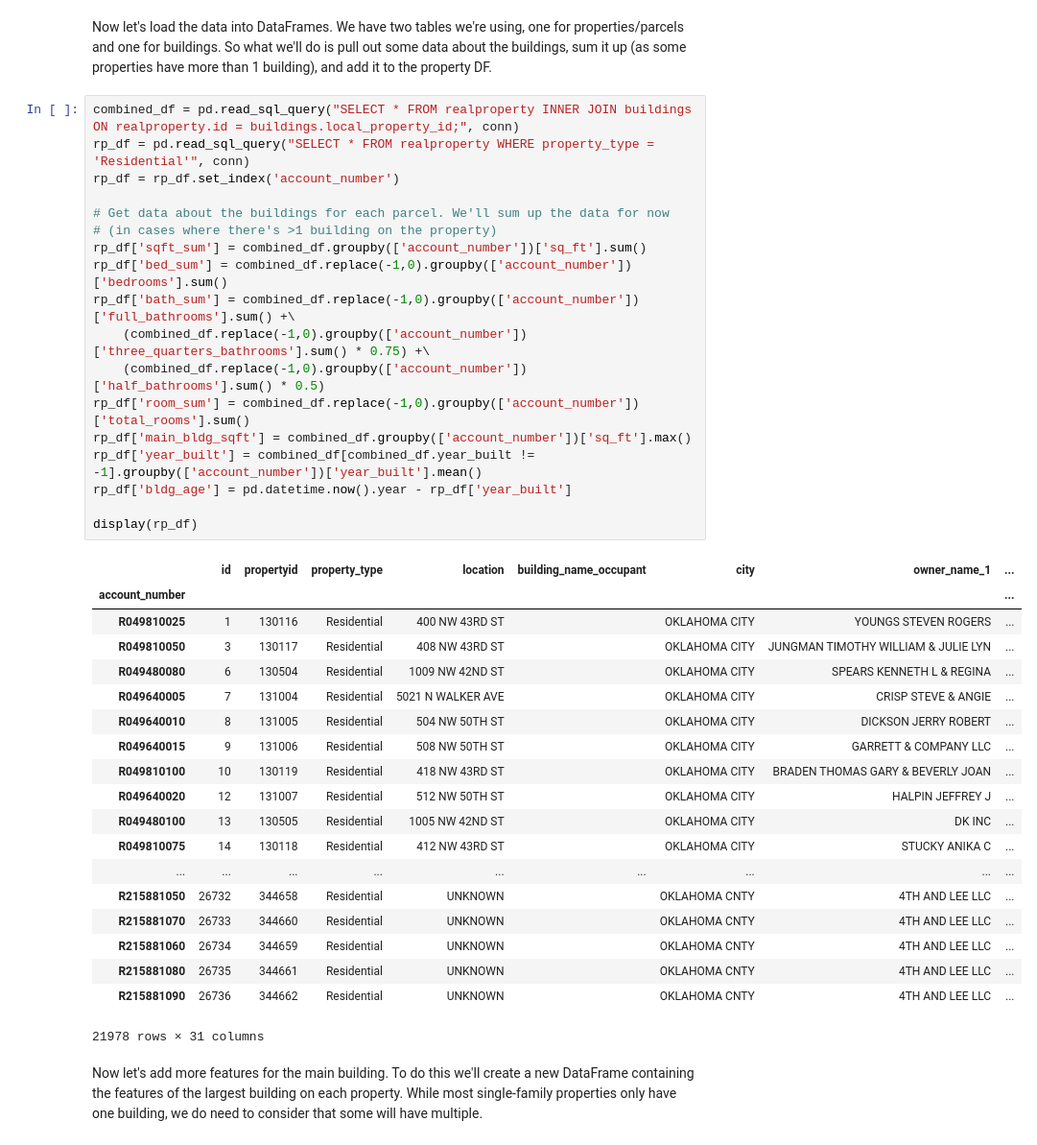
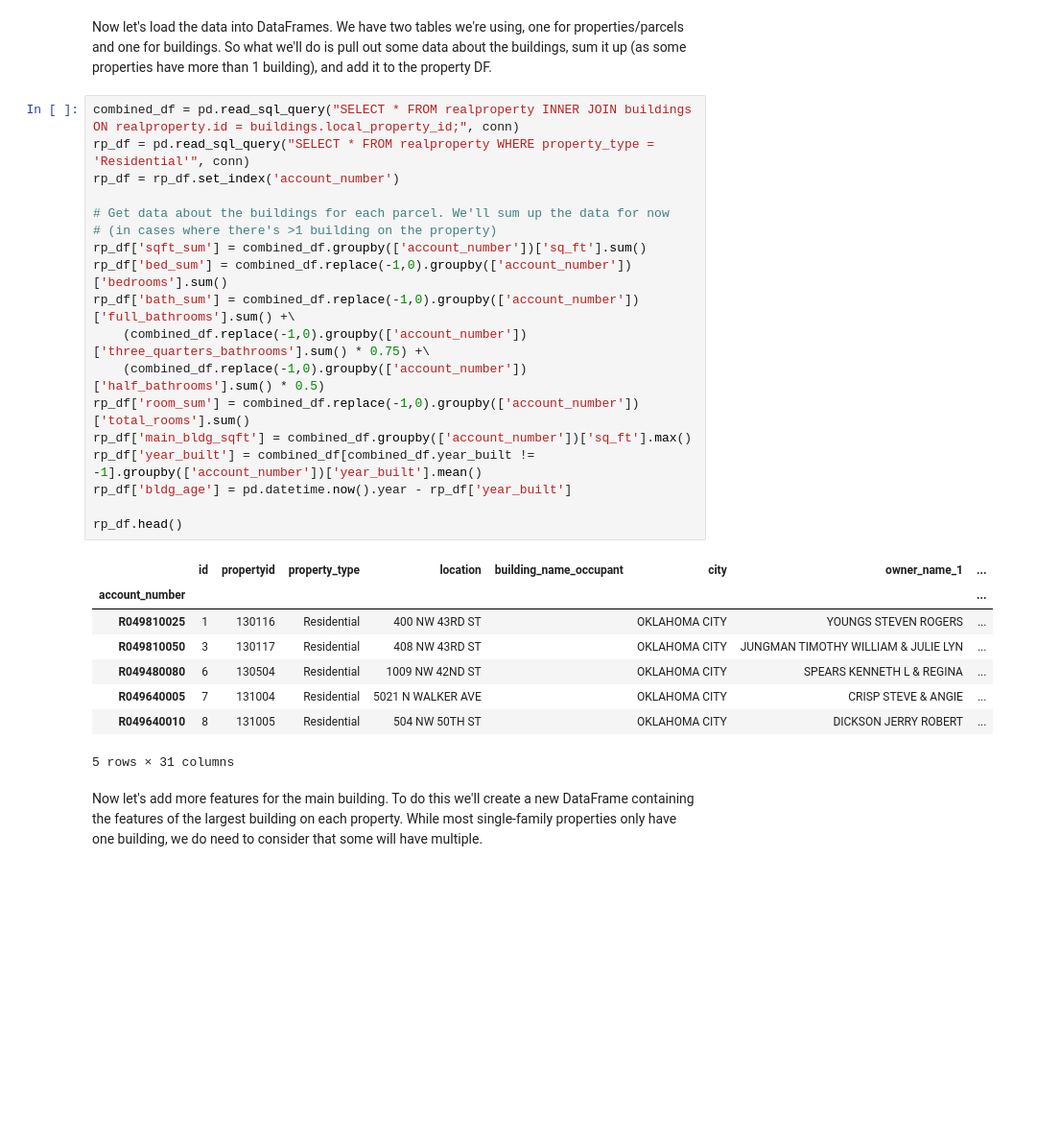
Before and after one commit to ottinger/apartments_analysis, a Jupyter notebook: housing_price_prediction/housing-price-prediction.ipynb, the cells around one changed output. Shown at 96% size. Saved outputs shown, nothing was run; the diff lists cells and outputs as text; blank space fills up the shorter version.

```diff
--- a/housing_price_prediction/housing-price-prediction.ipynb
+++ b/housing_price_prediction/housing-price-prediction.ipynb
@@ -31,41 +31,30 @@ Now let's load the data into DataFrames. We have two tables we're using, one for
 # %%
 combined_df = pd.read_sql_query("SELECT * FROM realproperty INNER JOIN buildings ON realproperty.id = buildings.local_property_id;", conn)
 rp_df = pd.read_sql_query("SELECT * FROM realproperty WHERE property_type = 'Residential'", conn)
 rp_df = rp_df.set_index('account_number')
 
 # Get data about the buildings for each parcel. We'll sum up the data for now
 # (in cases where there's >1 building on the property)
 rp_df['sqft_sum'] = combined_df.groupby(['account_number'])['sq_ft'].sum()
 rp_df['bed_sum'] = combined_df.replace(-1,0).groupby(['account_number'])['bedrooms'].sum()
 rp_df['bath_sum'] = combined_df.replace(-1,0).groupby(['account_number'])['full_bathrooms'].sum() +\
     (combined_df.replace(-1,0).groupby(['account_number'])['three_quarters_bathrooms'].sum() * 0.75) +\
     (combined_df.replace(-1,0).groupby(['account_number'])['half_bathrooms'].sum() * 0.5)
 rp_df['room_sum'] = combined_df.replace(-1,0).groupby(['account_number'])['total_rooms'].sum()
 rp_df['main_bldg_sqft'] = combined_df.groupby(['account_number'])['sq_ft'].max()
 rp_df['year_built'] = combined_df[combined_df.year_built != -1].groupby(['account_number'])['year_built'].mean()
 rp_df['bldg_age'] = pd.datetime.now().year - rp_df['year_built']
 
-display(rp_df)
+rp_df.head()
 # %% [output]
 |  | id | propertyid | property_type | location | building_name_occupant | city | owner_name_1 | ... |
 | account_number |  |  |  |  |  |  |  | ... |
 | R049810025 | 1 | 130116 | Residential | 400 NW 43RD ST |  | OKLAHOMA CITY | YOUNGS STEVEN ROGERS | ... |
 | R049810050 | 3 | 130117 | Residential | 408 NW 43RD ST |  | OKLAHOMA CITY | JUNGMAN TIMOTHY WILLIAM & JULIE LYN | ... |
 | R049480080 | 6 | 130504 | Residential | 1009 NW 42ND ST |  | OKLAHOMA CITY | SPEARS KENNETH L & REGINA | ... |
 | R049640005 | 7 | 131004 | Residential | 5021 N WALKER AVE |  | OKLAHOMA CITY | CRISP STEVE & ANGIE | ... |
 | R049640010 | 8 | 131005 | Residential | 504 NW 50TH ST |  | OKLAHOMA CITY | DICKSON JERRY ROBERT | ... |
-| R049640015 | 9 | 131006 | Residential | 508 NW 50TH ST |  | OKLAHOMA CITY | GARRETT & COMPANY LLC | ... |
-| R049810100 | 10 | 130119 | Residential | 418 NW 43RD ST |  | OKLAHOMA CITY | BRADEN THOMAS GARY & BEVERLY JOAN | ... |
-| R049640020 | 12 | 131007 | Residential | 512 NW 50TH ST |  | OKLAHOMA CITY | HALPIN JEFFREY J | ... |
-| R049480100 | 13 | 130505 | Residential | 1005 NW 42ND ST |  | OKLAHOMA CITY | DK INC | ... |
-| R049810075 | 14 | 130118 | Residential | 412 NW 43RD ST |  | OKLAHOMA CITY | STUCKY ANIKA C | ... |
-| ... | ... | ... | ... | ... | ... | ... | ... | ... |
-| R215881050 | 26732 | 344658 | Residential | UNKNOWN |  | OKLAHOMA CNTY | 4TH AND LEE LLC | ... |
-| R215881070 | 26733 | 344660 | Residential | UNKNOWN |  | OKLAHOMA CNTY | 4TH AND LEE LLC | ... |
-| R215881060 | 26734 | 344659 | Residential | UNKNOWN |  | OKLAHOMA CNTY | 4TH AND LEE LLC | ... |
-| R215881080 | 26735 | 344661 | Residential | UNKNOWN |  | OKLAHOMA CNTY | 4TH AND LEE LLC | ... |
-| R215881090 | 26736 | 344662 | Residential | UNKNOWN |  | OKLAHOMA CNTY | 4TH AND LEE LLC | ... |
-21978 rows × 31 columns
+5 rows × 31 columns
 # %% [markdown]
 Now let's add more features for the main building. To do this we'll create a new DataFrame containing the features of the largest building on each property. While most single-family properties only have one building, we do need to consider that some will have multiple.
 # %%
```
Also changed, not shown: parts of 47 cells of this notebook, 1 other file.
